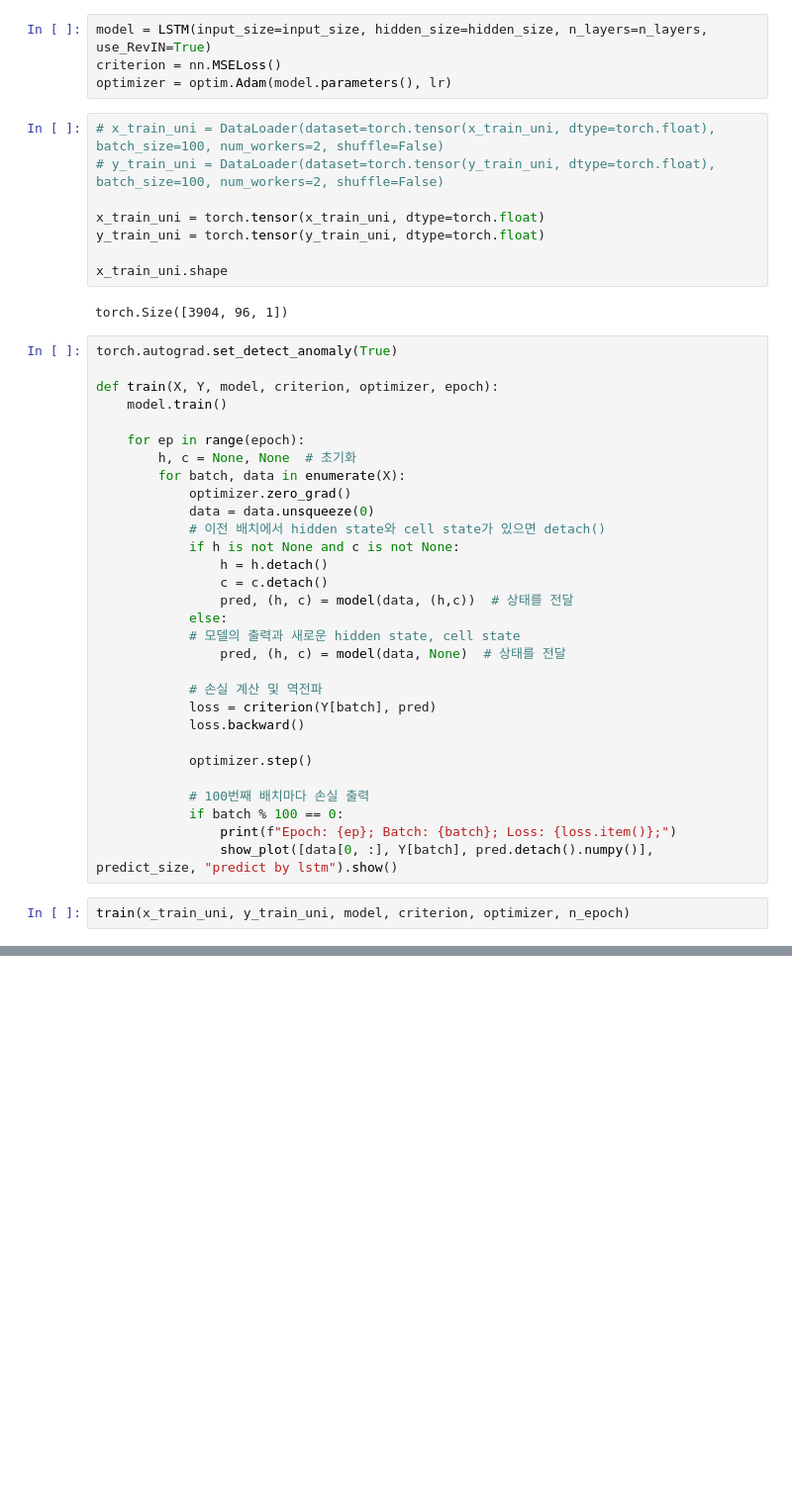
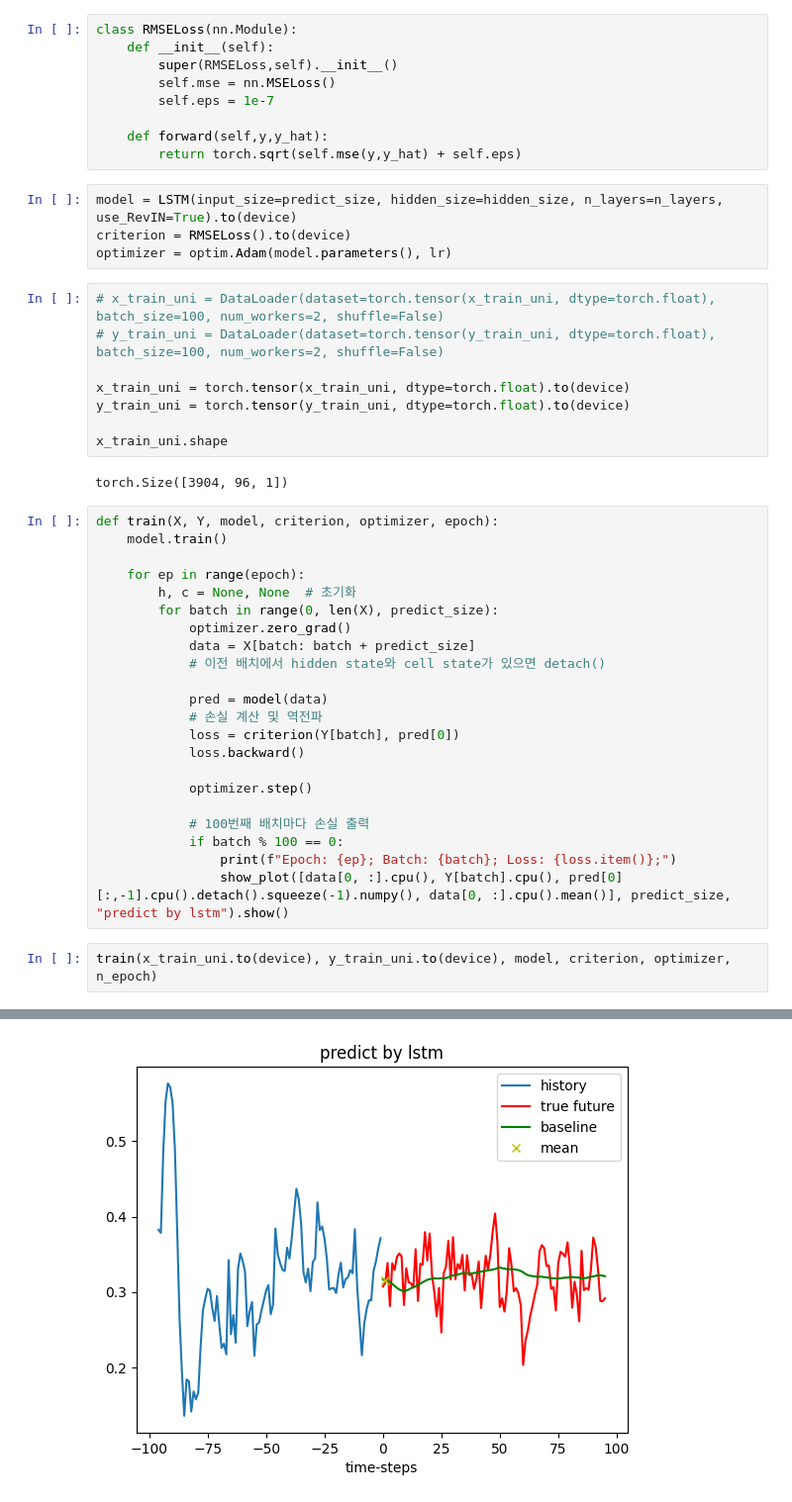
Before and after one commit to JeonMinCheol/Pytorch-LSTM, a Jupyter notebook: lstm-forecast.ipynb, the cells around one changed output, grey strips where cells are left out. Shown at 99% size. Drawn from its saved outputs; the diff is of its cells as text; blank space fills up the shorter version.

```diff
--- a/lstm-forecast.ipynb
+++ b/lstm-forecast.ipynb
@@ -218,39 +209,40 @@ show_plot([x_train_uni[0], y_train_uni[0]], predict_size, "predict by avg").show
+# %%
+class RMSELoss(nn.Module):
+    def __init__(self):
+        super(RMSELoss,self).__init__()
+        self.mse = nn.MSELoss()
+        self.eps = 1e-7
+
+    def forward(self,y,y_hat):
+        return torch.sqrt(self.mse(y,y_hat) + self.eps)
 # %%
-model = LSTM(input_size=input_size, hidden_size=hidden_size, n_layers=n_layers, use_RevIN=True)
-criterion = nn.MSELoss()
+model = LSTM(input_size=predict_size, hidden_size=hidden_size, n_layers=n_layers, use_RevIN=True).to(device)
+criterion = RMSELoss().to(device)
 optimizer = optim.Adam(model.parameters(), lr)
 # %%
 # x_train_uni = DataLoader(dataset=torch.tensor(x_train_uni, dtype=torch.float), batch_size=100, num_workers=2, shuffle=False)
 # y_train_uni = DataLoader(dataset=torch.tensor(y_train_uni, dtype=torch.float), batch_size=100, num_workers=2, shuffle=False)
 
-x_train_uni = torch.tensor(x_train_uni, dtype=torch.float)
-y_train_uni = torch.tensor(y_train_uni, dtype=torch.float)
+x_train_uni = torch.tensor(x_train_uni, dtype=torch.float).to(device)
+y_train_uni = torch.tensor(y_train_uni, dtype=torch.float).to(device)
 
 x_train_uni.shape
 # %% [output]
 torch.Size([3904, 96, 1])
 # %%
-torch.autograd.set_detect_anomaly(True)
-
 def train(X, Y, model, criterion, optimizer, epoch):
     model.train()
 
     for ep in range(epoch):
         h, c = None, None  # 초기화
-        for batch, data in enumerate(X):
+        for batch in range(0, len(X), predict_size):
             optimizer.zero_grad()
-            data = data.unsqueeze(0)
+            data = X[batch: batch + predict_size]
             # 이전 배치에서 hidden state와 cell state가 있으면 detach()
-            if h is not None and c is not None:
-                h = h.detach()
-                c = c.detach()
-                pred, (h, c) = model(data, (h,c))  # 상태를 전달
-            else:
-            # 모델의 출력과 새로운 hidden state, cell state
-                pred, (h, c) = model(data, None)  # 상태를 전달
 
+            pred = model(data)
             # 손실 계산 및 역전파
-            loss = criterion(Y[batch], pred)
+            loss = criterion(Y[batch], pred[0])
             loss.backward()
 
             optimizer.step()
@@ -258,7 +250,7 @@ def train(X, Y, model, criterion, optimizer, epoch):
             # 100번째 배치마다 손실 출력
             if batch % 100 == 0:
                 print(f"Epoch: {ep}; Batch: {batch}; Loss: {loss.item()};")
-                show_plot([data[0, :], Y[batch], pred.detach().numpy()], predict_size, "predict by lstm").show()
+                show_plot([data[0, :].cpu(), Y[batch].cpu(), pred[0][:,-1].cpu().detach().squeeze(-1).numpy(), data[0, :].cpu().mean()], predict_size, "predict by lstm").show()
 # %%
-train(x_train_uni, y_train_uni, model, criterion, optimizer, n_epoch)
+train(x_train_uni.to(device), y_train_uni.to(device), model, criterion, optimizer, n_epoch)
 # %% [output]
@@ -265,0 +258 @@ train(x_train_uni, y_train_uni, model, criterion, optimizer, n_epoch)
+[figure, new version]
```
Also changed, not shown: parts of 8 cells of this notebook.
